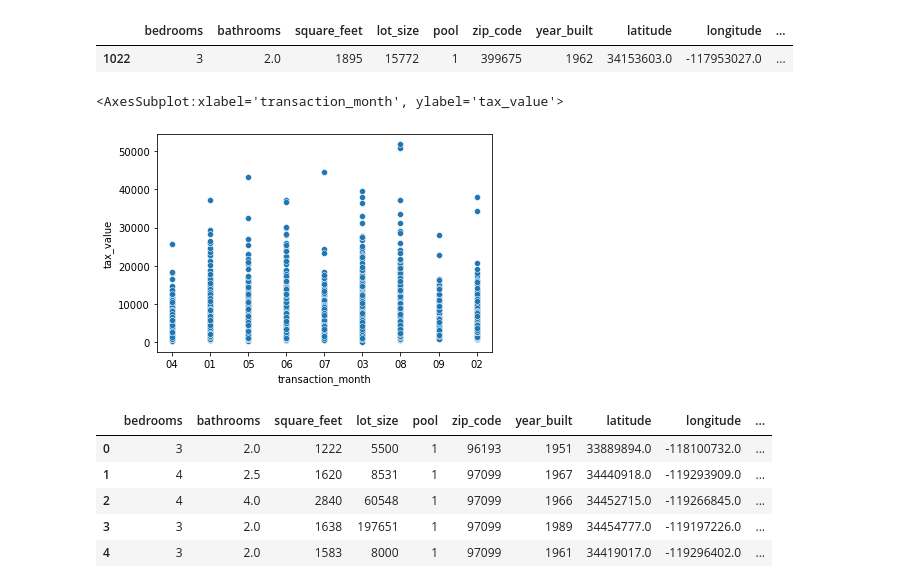
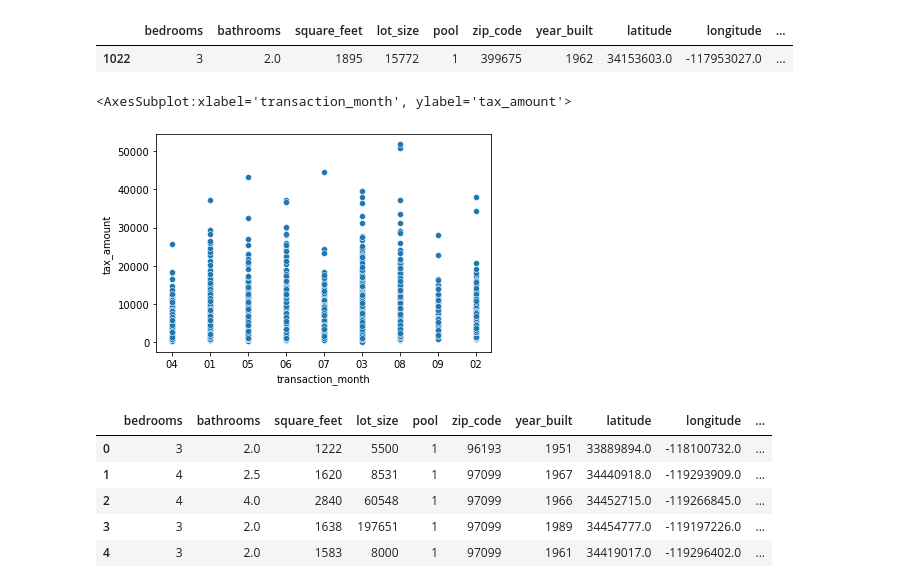
Before and after one commit to raycerna/zillow-regression-project, a Jupyter notebook: acquire_prepare.ipynb, the cells around one changed output. Drawn from its saved outputs; the diff is of its cells as text; code cells hidden in the pictures.

```diff
--- a/acquire_prepare.ipynb
+++ b/acquire_prepare.ipynb
@@ -147,7 +147,7 @@ Name: log_error, Length: 55384, dtype: int64
 # Prepare Data
 # %%
 # filling the N/As with zero on my column list above
-df = df.dropna(subset=['square_feet', 'lot_size', 'pool', 'zip_code', 'year_built', 'assessed_value', 'tax_value'])
+df = df.dropna(subset=['square_feet', 'lot_size', 'pool', 'zip_code', 'year_built', 'tax_value', 'tax_amount'])
 df = df.fillna(0)
 # %%
 # bedrooms, square_feet, lot_size, pool, zip_code, year_built, fips, assessed_value, tax_value convert to integers
@@ -158,8 +158,8 @@ df["pool"] = df["pool"].astype(int)
 df["zip_code"] = df["zip_code"].astype(int)
 df["year_built"] = df["year_built"].astype(int)
 df["fips"] = df["fips"].astype(int)
-df["assessed_value"] = df["assessed_value"].astype(int)
 df["tax_value"] = df["tax_value"].astype(int)
+df["tax_amount"] = df["tax_amount"].astype(int)
 # %%
 #check conversions were processed
 df.dtypes
@@ -373,10 +373,10 @@ train[train.zip_code == 399675]
 |  | bedrooms | bathrooms | square_feet | lot_size | pool | zip_code | year_built | latitude | longitude | ... |
 | 1022 | 3 | 2.0 | 1895 | 15772 | 1 | 399675 | 1962 | 34153603.0 | -117953027.0 | ... |
 # %%
-sns.scatterplot(x=train.transaction_month, y=train.tax_value)
+sns.scatterplot(x=train.transaction_month, y=train.tax_amount)
 # %% [output]
-<AxesSubplot:xlabel='transaction_month', ylabel='tax_value'>
+<AxesSubplot:xlabel='transaction_month', ylabel='tax_amount'>
-[figure, old version]
+[figure, new version]
 # %%
 df.head()
 # %% [output]
```
Also changed, not shown: parts of 7 cells of this notebook.
